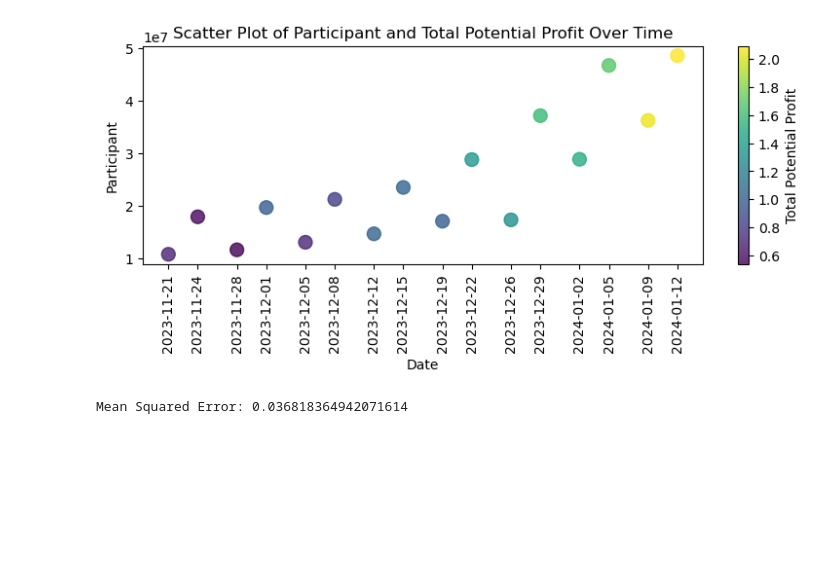
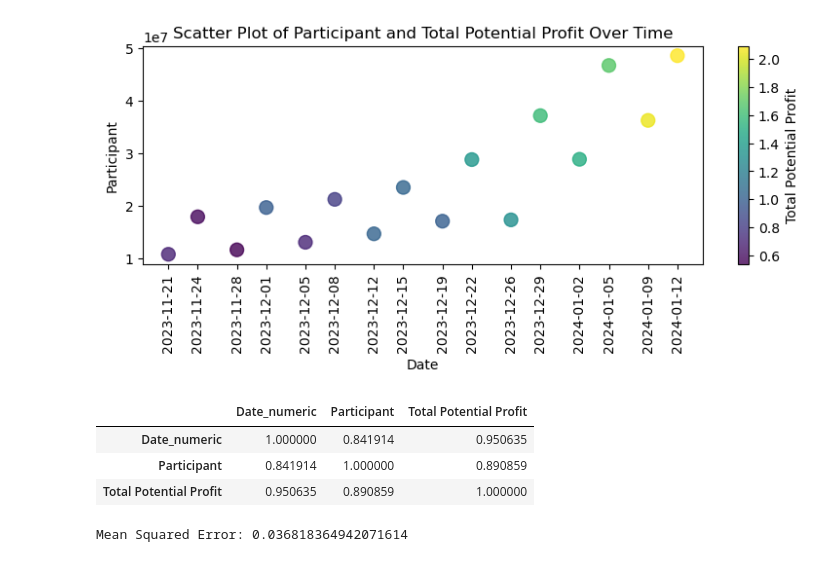
Before and after one commit to berna-ozer/Mid-Project-EuroJackpot-Prediction, a Jupyter notebook: eurojackpot.ipynb, the cells around one changed output. Drawn from its saved outputs; the diff is of its cells as text; code cells hidden in the pictures; blank space fills up the shorter version.

```diff
--- a/eurojackpot.ipynb
+++ b/eurojackpot.ipynb
@@ -241,4 +245,14 @@ plt.xticks(prediction['Date'],rotation=90)
 plt.tight_layout()
 # %% [output]
 [figure]
+# %%
+# Convert 'Date' to numeric (days since the start date)
+prediction['Date_numeric'] = (prediction['Date'] - prediction['Date'].min()).dt.days
+correlation_matrix = prediction[['Date_numeric','Participant', 'Total Potential Profit']].corr()
+correlation_matrix
+# %% [output]
+|  | Date_numeric | Participant | Total Potential Profit |
+| Date_numeric | 1.000000 | 0.841914 | 0.950635 |
+| Participant | 0.841914 | 1.000000 | 0.890859 |
+| Total Potential Profit | 0.950635 | 0.890859 | 1.000000 |
 # %%
```
Also changed, not shown: parts of 7 cells of this notebook, 1 other file.
